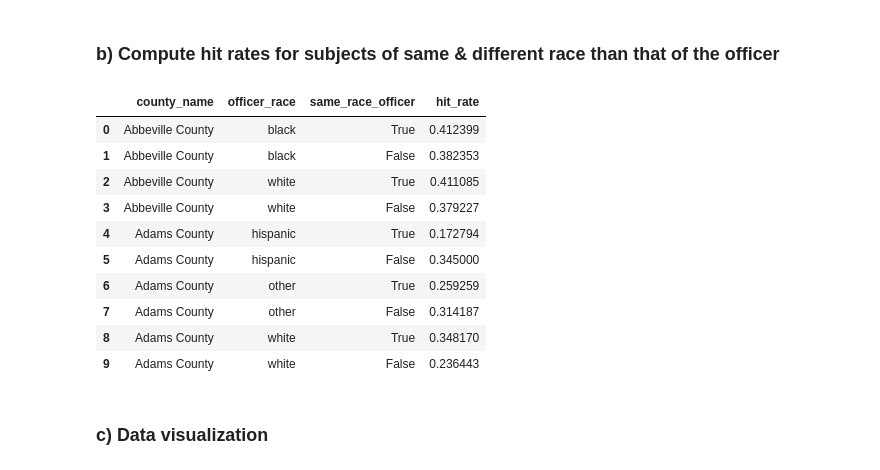
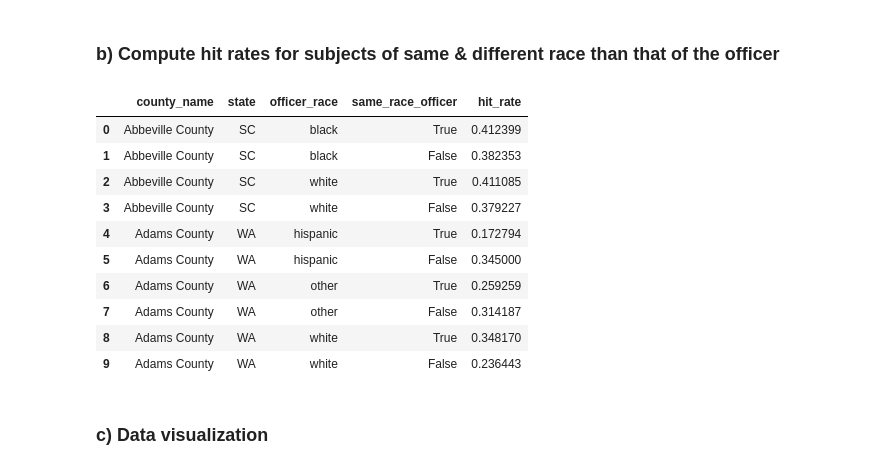
Before and after one commit to epfl-ada/ada-2020-project-milestone-p3-p3_adahn, a Jupyter notebook: analysis.ipynb, the cells around one changed output. Saved outputs shown, nothing was run; the diff lists cells and outputs as text; code cells hidden in the pictures.

```diff
--- a/analysis.ipynb
+++ b/analysis.ipynb
@@ -246,7 +246,7 @@ def computeRate(data, variable, column_names):
 
     return rates
 # %%
-column_names=['county_name', 'subject_race', 'search_rate', 'count_searched', 'total_stops']
+column_names=['county_name', 'state', 'subject_race', 'search_rate', 'count_searched', 'total_stops']
 rates = computeRate(data_search, 'search_conducted', column_names)
 # Save data
 rates.to_csv(r'data/search_rates.csv', index=False)
@@ -269,20 +269,23 @@ rates.head(10)
 # Compute rate for variable for subject of same/different race than officer's race
 def computeRateRace(data, togroup, variable, column_names):
     stats = pd.DataFrame(columns=column_names)
-    group = togroup.groupby(['county_name', 'officer_race'])
+    group = togroup.groupby(['county_name', 'state', 'officer_race'])
 
     for idx, df in group:
-        rate_same = data.loc[(data['county_name']==idx[0]) & (data['subject_race']==idx[1])][variable].to_numpy(dtype=np.float64)
+        rate_same = data.loc[(data['county_name']==idx[0]) & (data['state']==idx[1])
+                             & (data['subject_race']==idx[2])][variable].to_numpy(dtype=np.float64)
 
         if rate_same.size > 0: # Some counties don't have data for some races
-            diff = data.loc[(data['county_name']==idx[0]) & (data['subject_race']!=idx[1])][data.columns.tolist()[-2]].sum()
-            diff_tot = data.loc[(data['county_name']==idx[0]) & (data['subject_race']!=idx[1])][data.columns.tolist()[-1]].sum()
+            diff = data.loc[(data['county_name']==idx[0]) & (data['state']==idx[1])
+                            & (data['subject_race']!=idx[2])][data.columns.tolist()[-2]].sum()
+            diff_tot = data.loc[(data['county_name']==idx[0]) & (data['state']==idx[1])
+                                & (data['subject_race']!=idx[2])][data.columns.tolist()[-1]].sum()
             if diff_tot == 0:
                 diff = np.nan
             else:
                 diff = diff / diff_tot
-            temp = pd.DataFrame([[idx[0], idx[1], True, rate_same[0]],
-                            [idx[0], idx[1], False, diff]], columns=stats.columns)
+            temp = pd.DataFrame([[idx[0], idx[1], idx[2], True, rate_same[0]],
+                            [idx[0], idx[1], idx[2], False, diff]], columns=stats.columns)
             stats = pd.concat([stats, temp], axis=0, ignore_index=True)
 
     return stats
@@ -376,12 +379,12 @@ ci_search.head(10)
 
 Only keep the data we need for this part:
 # %%
-data_hit = data[['county_name', 'subject_race', 'officer_race', 'search_conducted', 'contraband_found']]
+data_hit = data[['county_name', 'state', 'subject_race', 'officer_race', 'search_conducted', 'contraband_found']]
 data_hit = data_hit.dropna()
 # %% [markdown]
 ### a) Compute hit rates by county for each subject race
 # %%
-column_names=['county_name', 'subject_race', 'hit_rate', 'count_contraband', 'total_searches']
+column_names=['county_name', 'state', 'subject_race', 'hit_rate', 'count_contraband', 'total_searches']
 hit = computeRate(data_hit, 'contraband_found', column_names)
 
 # Save data
@@ -402,21 +405,21 @@ hit.head(10)
 # %% [markdown]
 ### b) Compute hit rates for subjects of same & different race than that of the officer
 # %%
-column_names = ['county_name', 'officer_race', 'same_race_officer', 'hit_rate']
+column_names = ['county_name', 'state', 'officer_race', 'same_race_officer', 'hit_rate']
 stats_hit = computeRateRace(hit, data_hit,'hit_rate', column_names)
 stats_hit.head(10)
 # %% [output]
-|  | county_name | officer_race | same_race_officer | hit_rate |
-| 0 | Abbeville County | black | True | 0.412399 |
-| 1 | Abbeville County | black | False | 0.382353 |
-| 2 | Abbeville County | white | True | 0.411085 |
-| 3 | Abbeville County | white | False | 0.379227 |
-| 4 | Adams County | hispanic | True | 0.172794 |
-| 5 | Adams County | hispanic | False | 0.345000 |
-| 6 | Adams County | other | True | 0.259259 |
-| 7 | Adams County | other | False | 0.314187 |
-| 8 | Adams County | white | True | 0.348170 |
-| 9 | Adams County | white | False | 0.236443 |
+|  | county_name | state | officer_race | same_race_officer | hit_rate |
+| 0 | Abbeville County | SC | black | True | 0.412399 |
+| 1 | Abbeville County | SC | black | False | 0.382353 |
+| 2 | Abbeville County | SC | white | True | 0.411085 |
+| 3 | Abbeville County | SC | white | False | 0.379227 |
+| 4 | Adams County | WA | hispanic | True | 0.172794 |
+| 5 | Adams County | WA | hispanic | False | 0.345000 |
+| 6 | Adams County | WA | other | True | 0.259259 |
+| 7 | Adams County | WA | other | False | 0.314187 |
+| 8 | Adams County | WA | white | True | 0.348170 |
+| 9 | Adams County | WA | white | False | 0.236443 |
 # %% [markdown]
 ### c) Data visualization
 # %%
```
Also changed, not shown: parts of 10 cells of this notebook, 1 other file.
